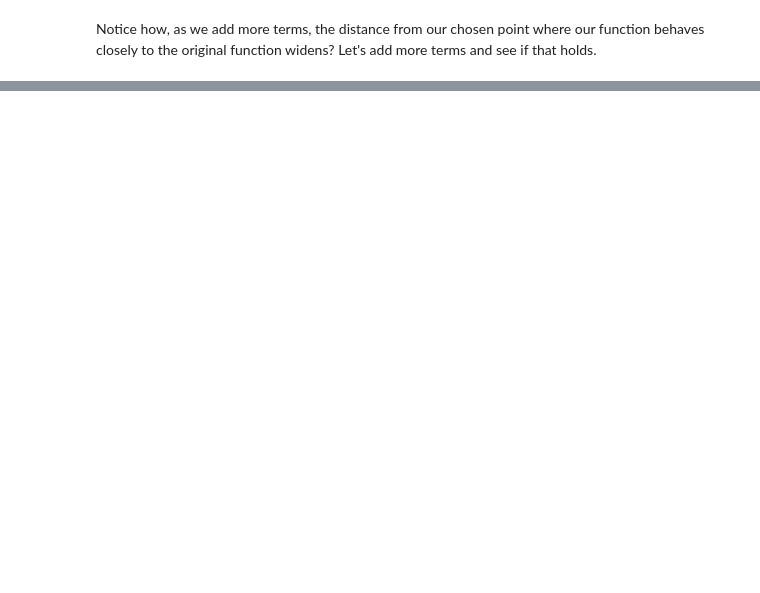
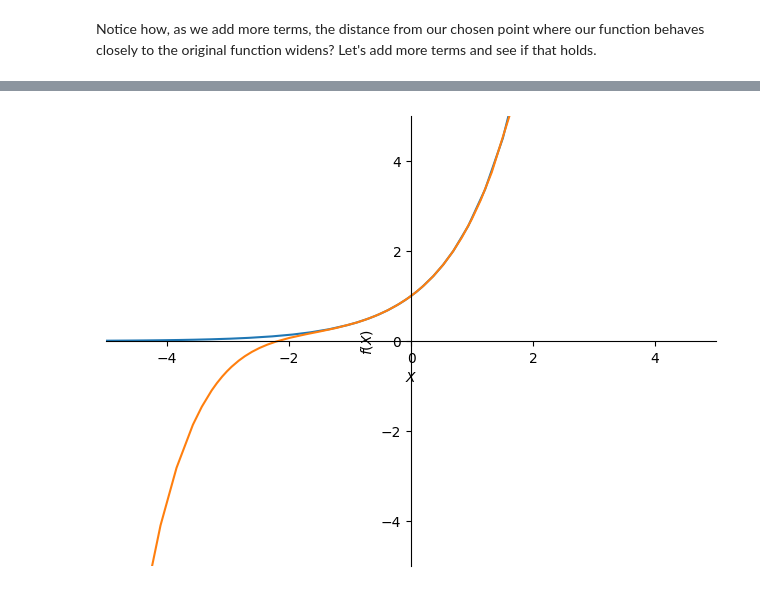
Before and after one commit to abinladin/taylor-series, a Jupyter notebook: main.ipynb, the cells around one changed output, grey strips where cells are left out. Drawn from its saved outputs; the diff is of its cells as text; code cells hidden in the pictures; blank space fills up the shorter version.

```diff
--- a/main.ipynb
+++ b/main.ipynb
@@ -122,7 +139,9 @@ f.show()
 # %%
 f = sp.plot(sp.exp(x), xlim = [-5,5], ylim = [-5, 5], show = False)
-p = sp.plot(1 + x + (1/2)*x ** 2 + (1/6)*x ** 3 + (1/24)*x ** 4 + (1/72)*x ** 5, xlim = [-5,5], ylim = [-5, 5], show = False)
+p = sp.plot(1 + x + (1/2)*x ** 2 + (1/6)*x ** 3 + (1/24)*x ** 4 + (1/120)*x ** 5, xlim = [-5,5], ylim = [-5, 5], show = False)
 f.append(p[0])
 f.show()
+# %% [output]
+[figure, added]
 # %%
 f = sp.plot(sp.exp(x), xlim = [-5,5], ylim = [-5, 5], show = False)
```
Also changed, not shown: parts of 14 cells of this notebook.
